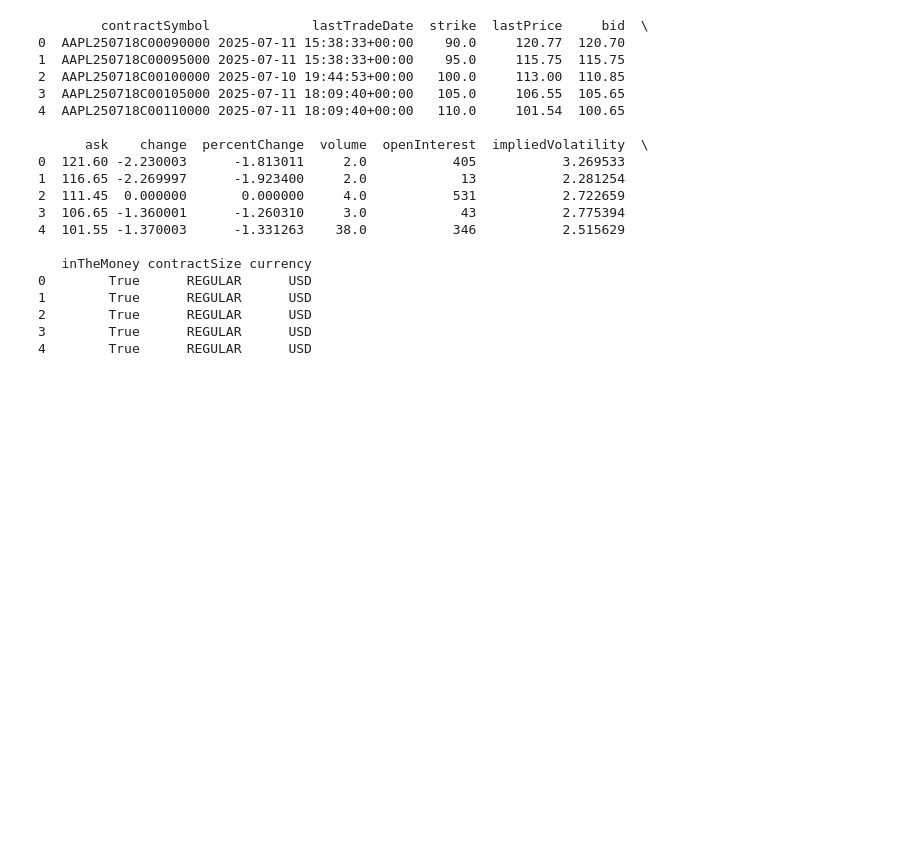
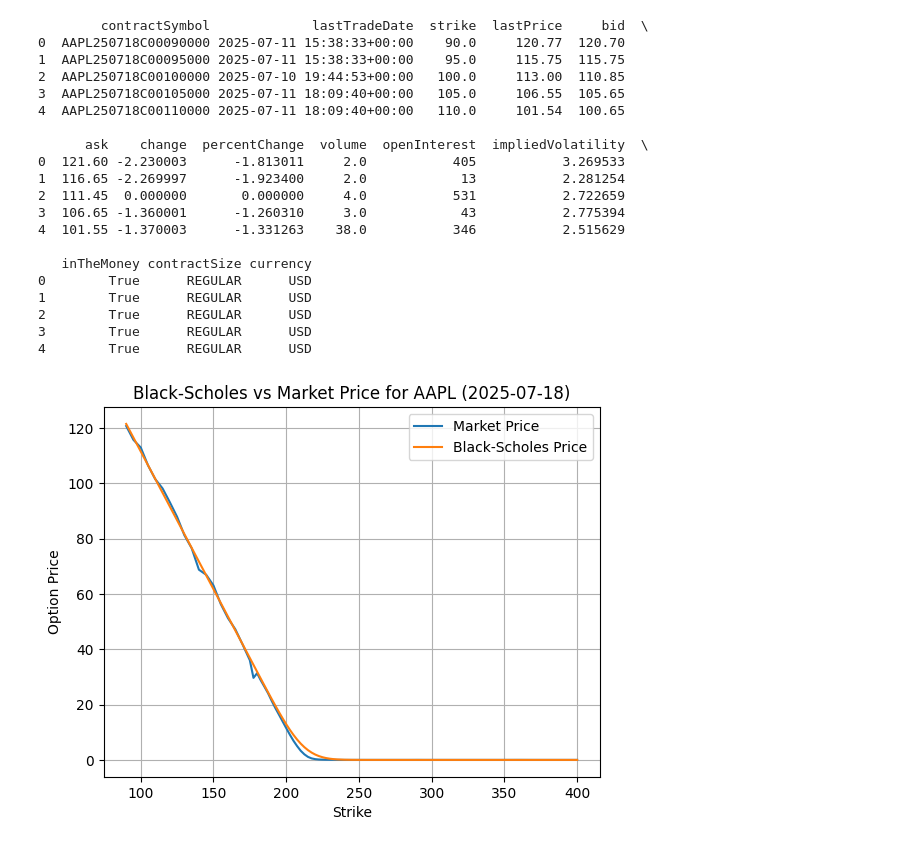
Before and after one commit to derekx24/option-pricing-models, a Jupyter notebook: notebooks/market_comparison.ipynb, the cells around one changed output. Cells and saved outputs as stored; diff of their text form; code cells hidden in the pictures; blank space fills up the shorter version.

Commit message:
plot black scholes vs market price

```diff
--- a/notebooks/market_comparison.ipynb
+++ b/notebooks/market_comparison.ipynb
@@ -40,3 +42,23 @@ print(calls.head())
 2        True      REGULAR      USD
 3        True      REGULAR      USD
 4        True      REGULAR      USD
+# %%
+S = stock.history(period="1d")["Close"].iloc[-1]
+r = 0.05
+T = 30 / 365
+sigma = 0.2
+
+# calculate black scholes price for different strike prices
+calls['bs_price'] = calls['strike'].apply(lambda K: black_scholes_price(S, K, T, r, sigma))
+
+# plot actual price vs black scholes
+plt.plot(calls['strike'], calls['lastPrice'], label='Market Price')
+plt.plot(calls['strike'], calls['bs_price'], label='Black Scholes Price')
+plt.xlabel("Strike")
+plt.ylabel("Option Price")
+plt.title(f"Black-Scholes vs Market Price for {ticker} ({expiry})")
+plt.legend()
+plt.grid()
+plt.show()
+# %% [output]
+[figure, added]
```
Also changed, not shown: parts of 1 cell of this notebook.
